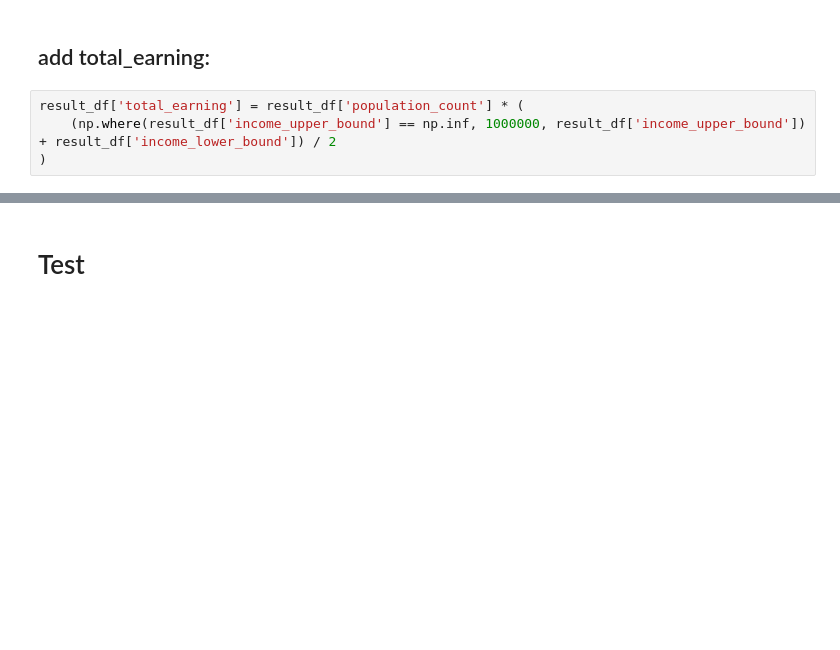
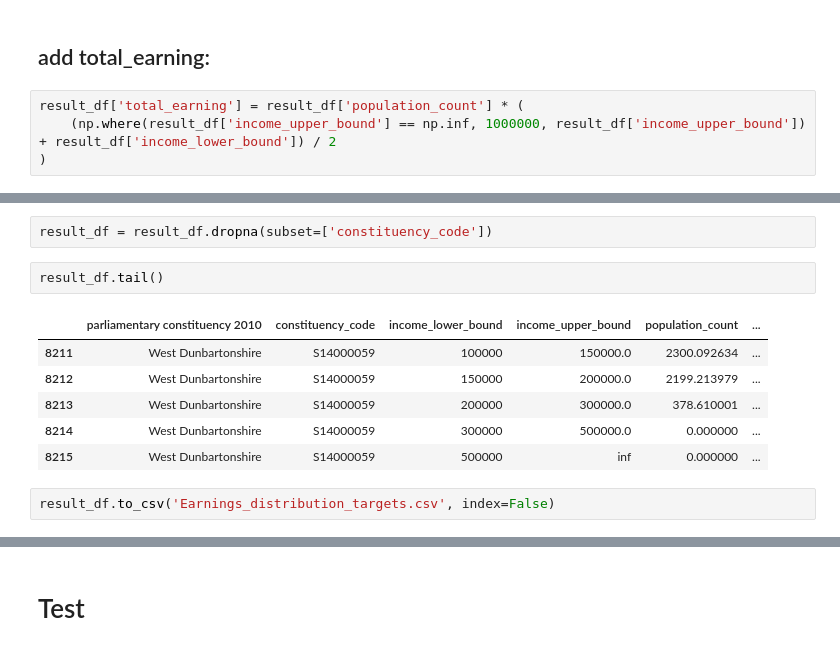
Before and after one commit to PolicyEngine/uk-local-area-calibration, a Jupyter notebook: earnings-distribution-targets/Earnings_distribution_targets.ipynb, the cells around one changed output, grey strips where cells are left out. Saved outputs shown, nothing was run; the diff lists cells and outputs as text; blank space fills up the shorter version.

```diff
--- a/earnings-distribution-targets/Earnings_distribution_targets.ipynb
+++ b/earnings-distribution-targets/Earnings_distribution_targets.ipynb
@@ -596,0 +301,13 @@ files.download('Earnings_distribution_targets.csv')
+# %%
+result_df = result_df.dropna(subset=['constituency_code'])
+# %%
+result_df.tail()
+# %% [output]
+|  | parliamentary constituency 2010 | constituency_code | income_lower_bound | income_upper_bound | population_count | ... |
+| 8211 | West Dunbartonshire | S14000059 | 100000 | 150000.0 | 2300.092634 | ... |
+| 8212 | West Dunbartonshire | S14000059 | 150000 | 200000.0 | 2199.213979 | ... |
+| 8213 | West Dunbartonshire | S14000059 | 200000 | 300000.0 | 378.610001 | ... |
+| 8214 | West Dunbartonshire | S14000059 | 300000 | 500000.0 | 0.000000 | ... |
+| 8215 | West Dunbartonshire | S14000059 | 500000 | inf | 0.000000 | ... |
+# %%
+result_df.to_csv('Earnings_distribution_targets.csv', index=False)
```
Also changed, not shown: parts of 20 cells of this notebook, 3 other files.
